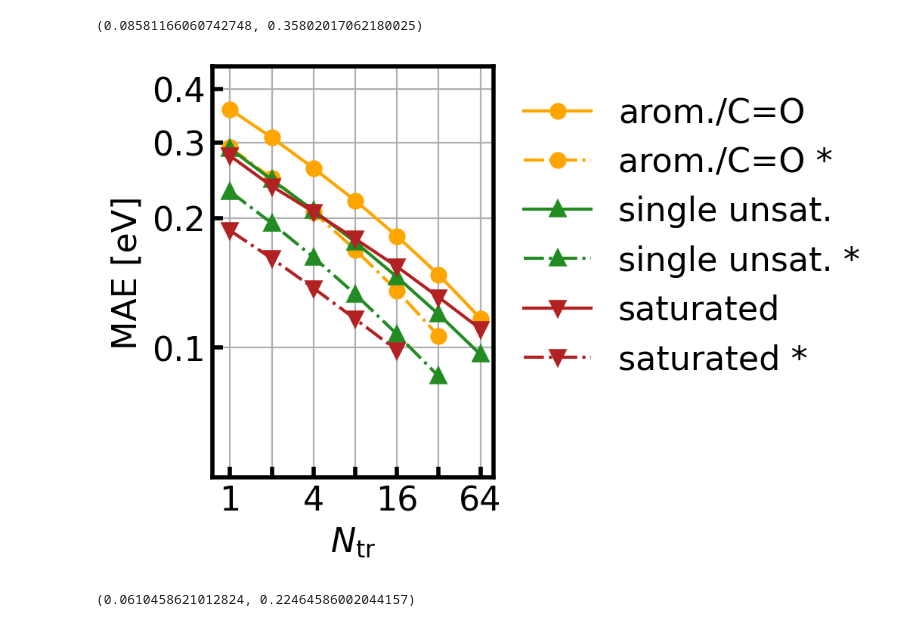
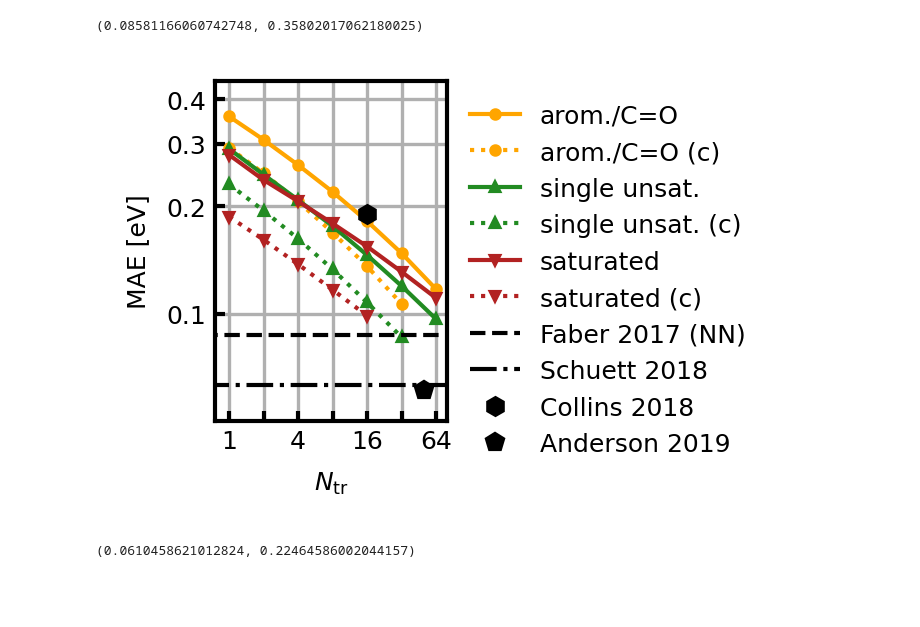
Before and after one commit to b3rn4rdm/SelectedML, a Jupyter notebook: notebooks/learning_curves.ipynb, the cells around one changed output. Cells and saved outputs as stored; diff of their text form; code cells hidden in the pictures; blank space fills up the shorter version.

Commit message:
adjusted figure resolution

```diff
--- a/notebooks/learning_curves.ipynb
+++ b/notebooks/learning_curves.ipynb
@@ -50,7 +50,7 @@ dict_keys(['mae_av', 'std_err'])
 def plot_references(ax, ref):
 
     for key, value in ref.items():
-        ax.plot(value['n_train'], value['mae'], label=key, color='black', ls=value['ls'], marker=value['marker'], ms=6., mew=2.)
+        ax.plot(value['n_train'], value['mae'], label=key, color='black', ls=value['ls'], marker=value['marker'], ms=4., mew=1., lw=1.)
 
     return ax
 
@@ -60,9 +60,9 @@ def subplot_axes_lc(ax, train_sizes, mae, train_sizes_subsets, mae_subsets, labe
 
     for i, sub in enumerate(subsets):
         ax.plot(train_sizes, mae[sub], label=labels[sub], color=colors[i], marker=markers[i],
-                ls='-', ms=6., mew=2., fillstyle=None)
+                ls='-', ms=2., mew=1., fillstyle=None, lw=1.)
         ax.plot(train_sizes_subsets[sub], mae_subsets[sub], label=labels_subsets[sub],
-                color=colors[i], marker=markers[i], ls='-.', ms=6., mew=2., fillstyle=None)
+                color=colors[i], marker=markers[i], ls=':', ms=2, mew=1., fillstyle=None, lw=1.)
 
     if add_ref:
         ax = plot_references(ax, ref)
@@ -87,7 +87,7 @@ def subplot_axes_lc(ax, train_sizes, mae, train_sizes_subsets, mae_subsets, labe
     ax.set_ylim(y_low, y_high)
 
     for side, spine in ax.spines.items():
-        spine.set_linewidth(2.)
+        spine.set_linewidth(1.)
 
     return ax
 
@@ -95,9 +95,9 @@ def subplot_axes_lc(ax, train_sizes, mae, train_sizes_subsets, mae_subsets, labe
 def single_plot_lc(res_p, labels, labels_subsets, colors, markers, subsets, xticks, xticklabels, yticks, yticklabels,
                    add_ref=False, ref=None, save=False, filename='figure.png'):
 
-    fs = 16.
+    fs = 6.
 
-    fig = plt.figure(figsize=(2.4, 3.6), dpi=200)
+    fig = plt.figure(figsize=(1, 1.5), dpi=300)
     ax = fig.add_subplot(111)
 
     train_sizes = res_p[-1]['train_sizes']
@@ -121,7 +121,7 @@ def single_plot_lc(res_p, labels, labels_subsets, colors, markers, subsets, xtic
     ax.set_xticklabels(xticklabels)
     ax.set_yticklabels(yticklabels)
 
-    ax.tick_params(axis='both', width=2., direction='in', size=5., labelsize=fs)
+    ax.tick_params(axis='both', width=1., direction='in', size=2.5, labelsize=fs, pad=2.)
 
     if save:
         plt.savefig(filename)
@@ -132,7 +132,7 @@ def single_plot_lc(res_p, labels, labels_subsets, colors, markers, subsets, xtic
 # labels_subsets = ['Class I', 'Class II', 'Class III']
 
 labels = ['arom./C=O', 'single unsat.', 'saturated']
-labels_subsets = ['arom./C=O *', 'single unsat. *', 'saturated *']
+labels_subsets = ['arom./C=O (c)', 'single unsat. (c)', 'saturated (c)']
 
 colors = ['orange', 'forestgreen', 'firebrick']
 markers = ['o', '^', 'v']
@@ -168,14 +168,14 @@ yticklabels_qm9['G'] = yticks_qm9['G']
 # %%
 ref_qm9 = {}
 ref_qm9['G'] = {'Faber 2017 (NN)': {'n_train': [100, 100000], 'mae': [0.0869, 0.0869], 'ls': '--', 'marker': ''},
+                'Schuett 2018': {'n_train': [100, 100000], 'mae': [0.063, 0.063], 'ls': '-.', 'marker': ''},
                 'Collins 2018': {'n_train': 16000, 'mae': 0.19, 'ls': '', 'marker': 'h'},
-                'Schuett 2018': {'n_train': [100, 100000], 'mae': [0.063, 0.063], 'ls': ':', 'marker': ''},
                 'Anderson 2019': {'n_train': 50000, 'mae': 0.061, 'ls': '', 'marker': 'p'}}
 # %%
 single_plot_lc(res_qm9['G'], labels, labels_subsets, colors, markers, [0, 1, 2], xticks_qm9['G'], xticklabels_qm9['G'],
-               yticks_qm9['G'], yticklabels_qm9['G'], False, ref_qm9['G'])
+               yticks_qm9['G'], yticklabels_qm9['G'], True, ref_qm9['G'])
 # %% [output]
-[figure, old version]
+[figure, new version]
 # %%
 get_min_max_mae(res_qm9['H'], [0, 1, 2])
 # %% [output]
```
Also changed, not shown: parts of 21 cells of this notebook, 1 other file.
